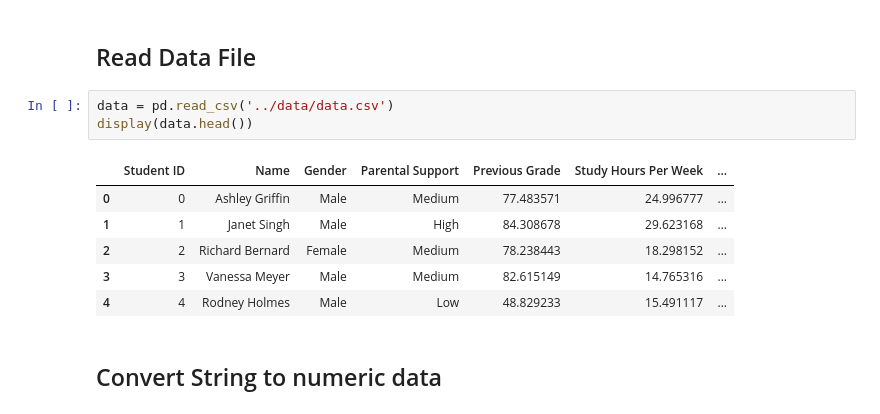
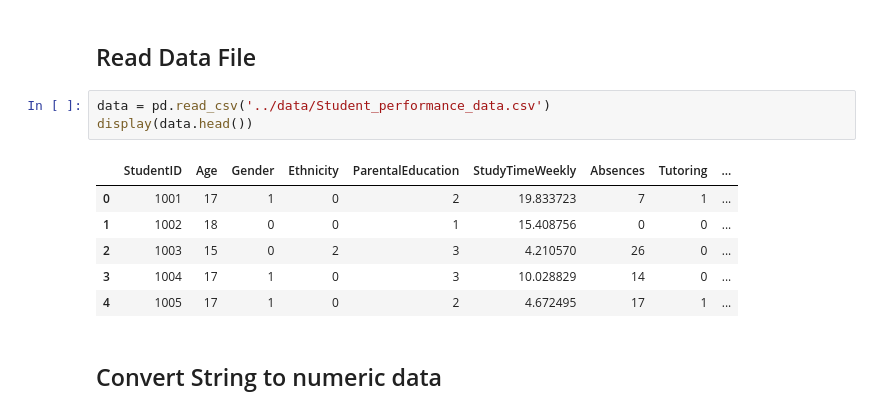
Before and after one commit to PR7175Z/Academicperformanceprediction, a Jupyter notebook: notbook_files/model.ipynb, the cells around one changed output. Cells and saved outputs as stored; diff of their text form.

```diff
--- a/notbook_files/model.ipynb
+++ b/notbook_files/model.ipynb
@@ -6,15 +6,15 @@ from sklearn.model_selection import train_test_split
 # %% [markdown]
 <h2>Read Data File
 # %%
-data = pd.read_csv('../data/data.csv')
+data = pd.read_csv('../data/Student_performance_data.csv')
 display(data.head())
 # %% [output]
-|  | Student ID | Name | Gender | Parental Support | Previous Grade | Study Hours Per Week | ... |
-| 0 | 0 | Ashley Griffin | Male | Medium | 77.483571 | 24.996777 | ... |
-| 1 | 1 | Janet Singh | Male | High | 84.308678 | 29.623168 | ... |
-| 2 | 2 | Richard Bernard | Female | Medium | 78.238443 | 18.298152 | ... |
-| 3 | 3 | Vanessa Meyer | Male | Medium | 82.615149 | 14.765316 | ... |
-| 4 | 4 | Rodney Holmes | Male | Low | 48.829233 | 15.491117 | ... |
+|  | StudentID | Age | Gender | Ethnicity | ParentalEducation | StudyTimeWeekly | Absences | Tutoring | ... |
+| 0 | 1001 | 17 | 1 | 0 | 2 | 19.833723 | 7 | 1 | ... |
+| 1 | 1002 | 18 | 0 | 0 | 1 | 15.408756 | 0 | 0 | ... |
+| 2 | 1003 | 15 | 0 | 2 | 3 | 4.210570 | 26 | 0 | ... |
+| 3 | 1004 | 17 | 1 | 0 | 3 | 10.028829 | 14 | 0 | ... |
+| 4 | 1005 | 17 | 1 | 0 | 2 | 4.672495 | 17 | 1 | ... |
 # %% [markdown]
 <h2>Convert String to numeric data
 # %%
```
Also changed, not shown: 3 other files.
